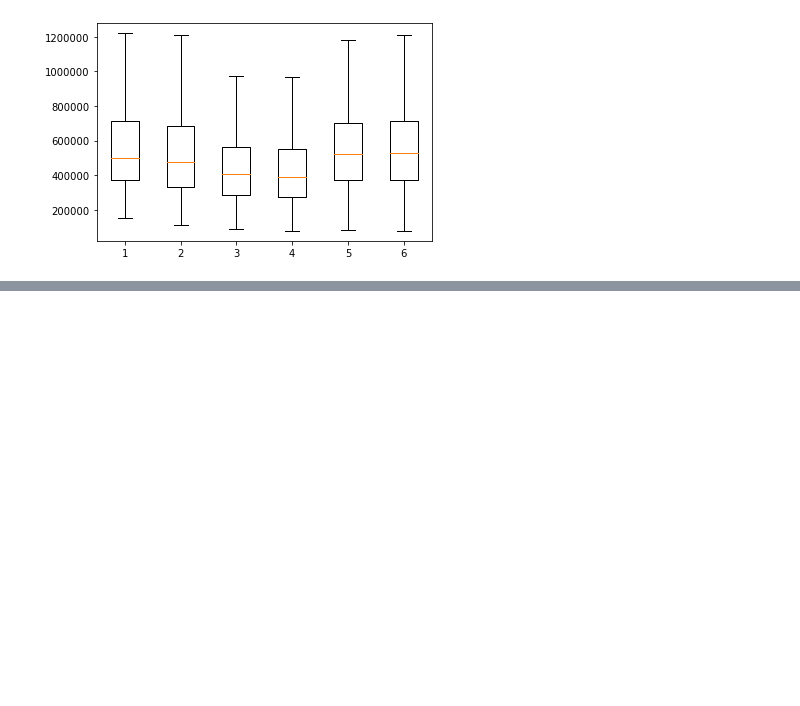
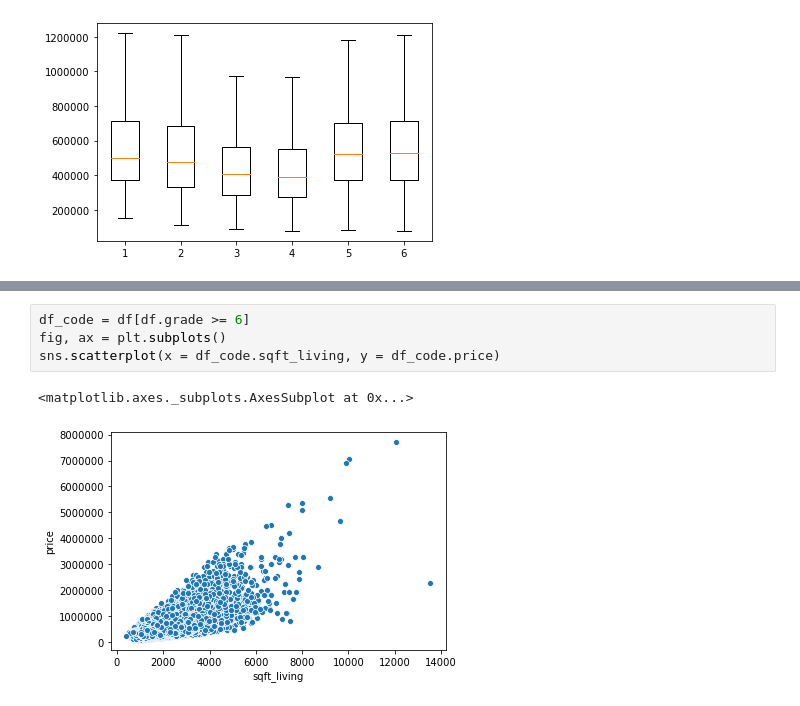
Before and after one commit to griffinhundley/predicting-housing-prices, a Jupyter notebook: LHP.ipynb, the cells around one changed output, grey strips where cells are left out. Drawn from its saved outputs; the diff is of its cells as text; blank space fills up the shorter version.

```diff
--- a/LHP.ipynb
+++ b/LHP.ipynb
@@ -181,0 +195,7 @@ ax.boxplot(x = prices, showfliers = False);
+# %%
+df_code = df[df.grade >= 6]
+fig, ax = plt.subplots()
+sns.scatterplot(x = df_code.sqft_living, y = df_code.price)
+# %% [output]
+<matplotlib.axes._subplots.AxesSubplot at 0x...>
+[figure, added]
```
Also changed, not shown: parts of 1 cell of this notebook, 1 other file.
